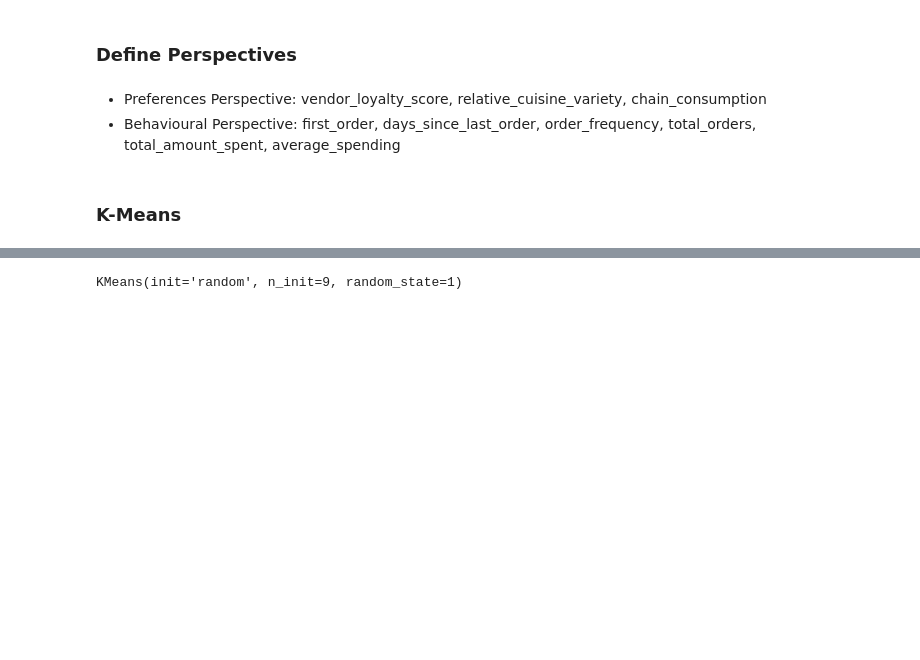
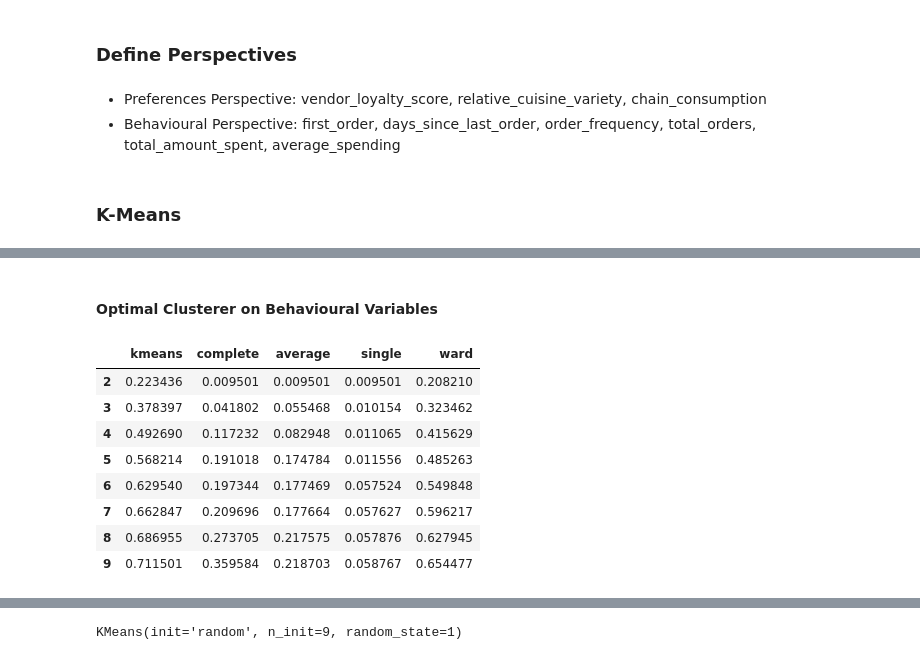
Before and after one commit to nunonuness/DM, a Jupyter notebook: Clustering.ipynb, the cells around one changed output, grey strips where cells are left out. Drawn from its saved outputs; the diff is of its cells as text; code cells hidden in the pictures; blank space fills up the shorter version.

```diff
--- a/Clustering.ipynb
+++ b/Clustering.ipynb
@@ -147,0 +196,23 @@ used_features = ['vendor_loyalty_score', 'relative_cuisine_variety', 'chain_cons
+# %% [markdown]
+#### Optimal Clusterer on Behavioural Variables
+# %%
+# obtain the R² scores for each cluster solution on behavioural variables
+r2_scores_beh = {}
+r2_scores_beh['kmeans'] = get_r2_scores(df_beh, kmeans)
+
+for linkage in ['complete', 'average', 'single', 'ward']:
+    r2_scores_beh[linkage] = get_r2_scores(
+        df_beh, hierarchical.set_params(linkage=linkage)
+    )
+
+pd.DataFrame(r2_scores_beh)
+# %% [output]
+|  | kmeans | complete | average | single | ward |
+| 2 | 0.223436 | 0.009501 | 0.009501 | 0.009501 | 0.208210 |
+| 3 | 0.378397 | 0.041802 | 0.055468 | 0.010154 | 0.323462 |
+| 4 | 0.492690 | 0.117232 | 0.082948 | 0.011065 | 0.415629 |
+| 5 | 0.568214 | 0.191018 | 0.174784 | 0.011556 | 0.485263 |
+| 6 | 0.629540 | 0.197344 | 0.177469 | 0.057524 | 0.549848 |
+| 7 | 0.662847 | 0.209696 | 0.177664 | 0.057627 | 0.596217 |
+| 8 | 0.686955 | 0.273705 | 0.217575 | 0.057876 | 0.627945 |
+| 9 | 0.711501 | 0.359584 | 0.218703 | 0.058767 | 0.654477 |
```
Also changed, not shown: parts of 13 cells of this notebook.
